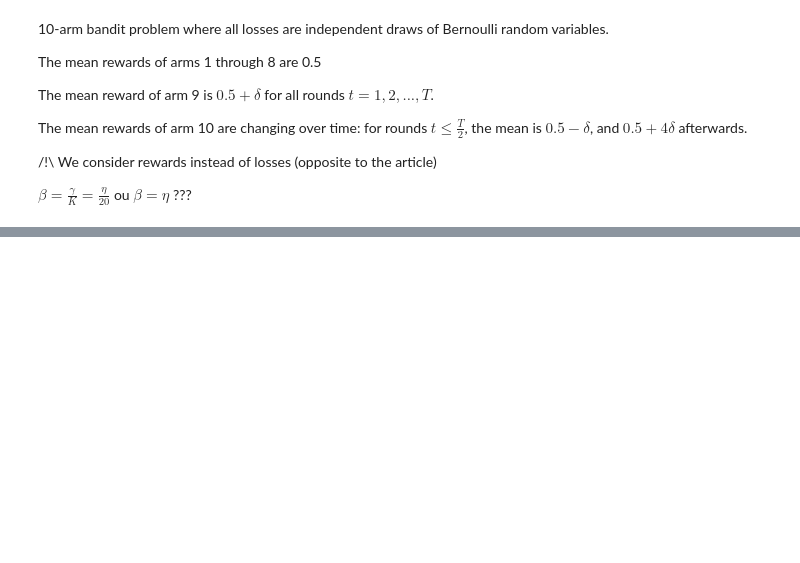
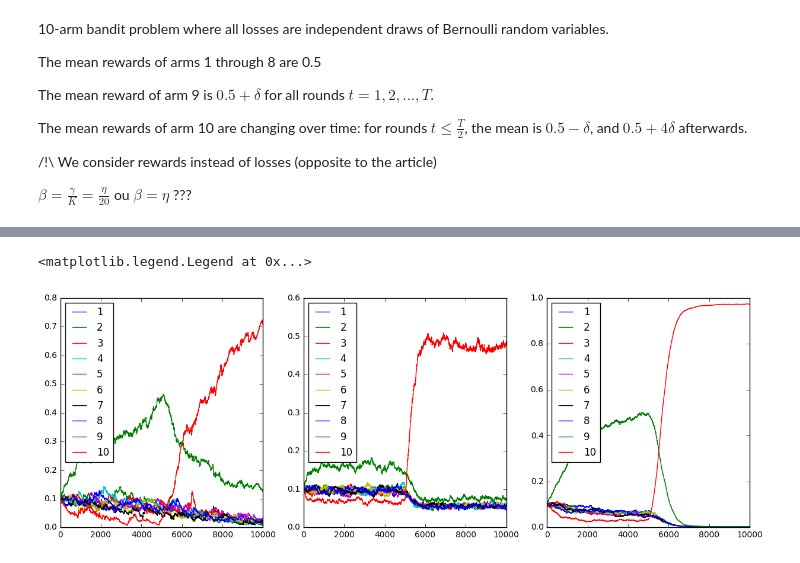
Before and after one commit to NicolasSchreuder/AdversarialBandit, a Jupyter notebook: SwitchingBandit.ipynb, the cells around one changed output, grey strips where cells are left out. Cells and saved outputs as stored; diff of their text form; code cells hidden in the pictures; blank space fills up the shorter version.

```diff
--- a/SwitchingBandit.ipynb
+++ b/SwitchingBandit.ipynb
@@ -148,0 +187,14 @@ plt.legend([7,8,9,10])
+# %%
+plt.figure(figsize=(15, 5))
+plt.subplot(1,3,1)
+plt.plot(Probas[0])
+plt.legend([i+1 for i in range(10)], loc="upper left")
+plt.subplot(1,3,2)
+plt.plot(Probas[1])
+plt.legend([i+1 for i in range(10)], loc="upper left")
+plt.subplot(1,3,3)
+plt.plot(Probas[2])
+plt.legend([i+1 for i in range(10)], loc="upper left")
+# %% [output]
+<matplotlib.legend.Legend at 0x...>
+[figure, added]
```
Also changed, not shown: parts of 9 cells of this notebook, 2 other files.
